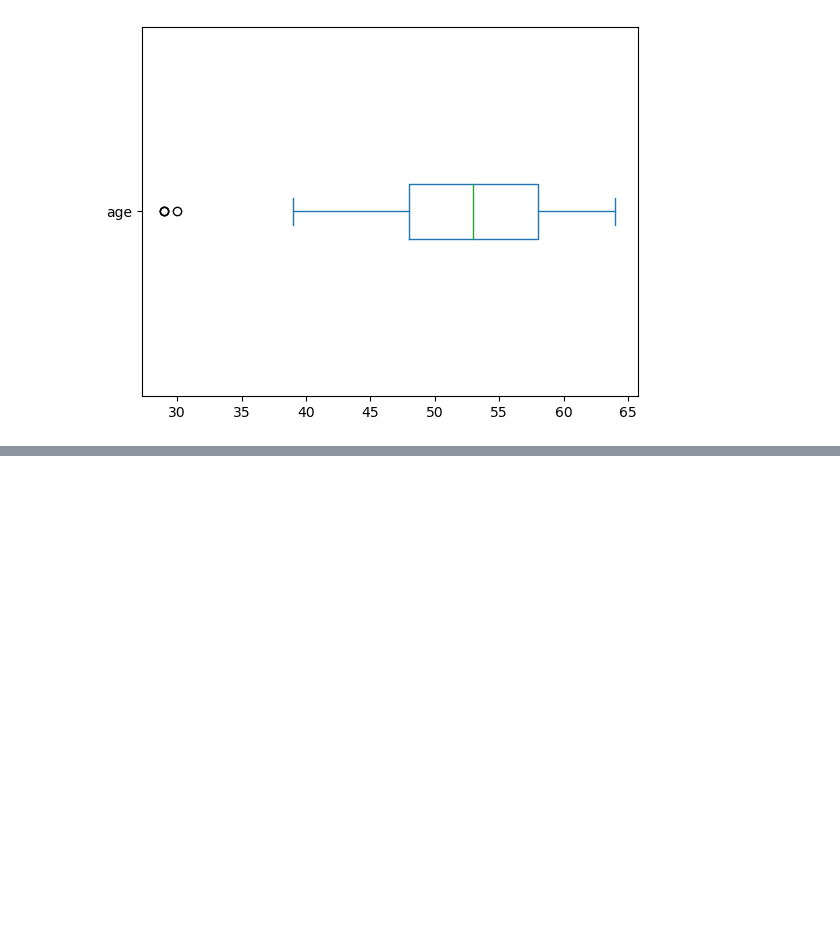
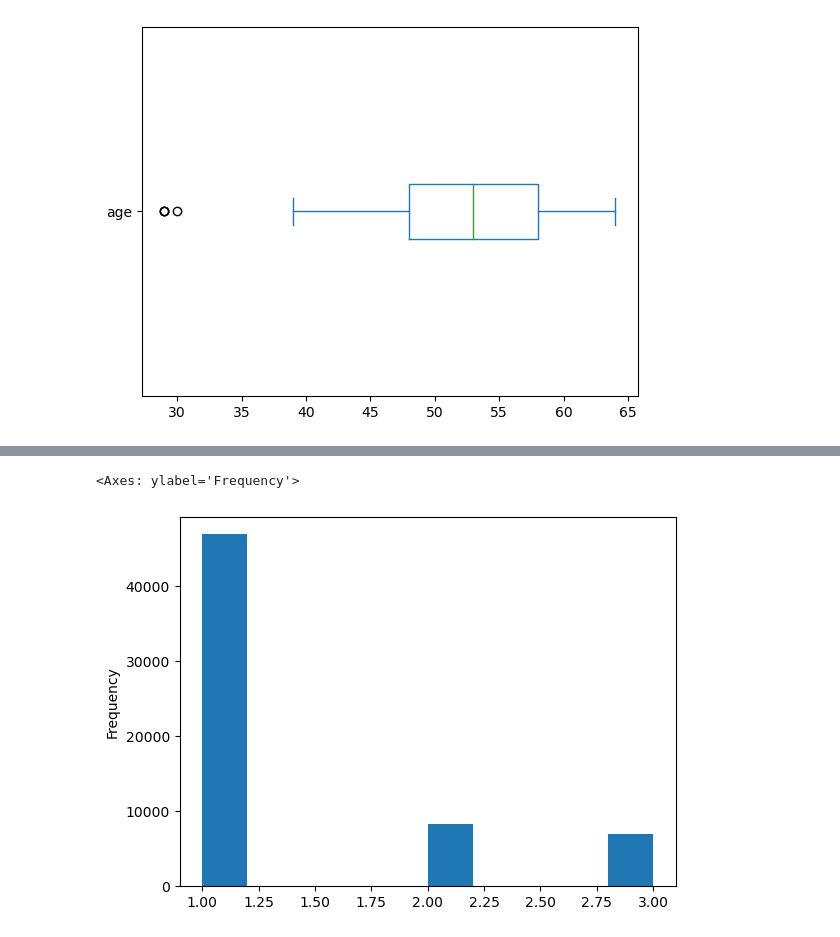
Before and after one commit to deveshpatwa/Pyhton-projects, a Jupyter notebook: Medical examination analysis/medical examination analysis.ipynb, the cells around one changed output, grey strips where cells are left out. Cells and saved outputs as stored; diff of their text form; code cells hidden in the pictures; blank space fills up the shorter version.

```diff
--- a/Medical examination analysis/medical examination analysis.ipynb
+++ b/Medical examination analysis/medical examination analysis.ipynb
@@ -200,0 +295,6 @@ df1.age.plot(kind='box',vert=False)
+# %%
+m = pd.merge(df,df_copy[['cholesterol','id']],on='id', how='left')
+# %%
+m.drop(['cholesterol_x'],axis=1, inplace=True)
+# %%
+m.rename({'cholesterol_y':'cholesterol'},axis=1,inplace=True)
@@ -200,0 +310,2 @@ df1.age.plot(kind='box',vert=False)
+# %%
+df = m.copy()
@@ -200,0 +314,5 @@ df1.age.plot(kind='box',vert=False)
+# %%
+df['cholesterol'].plot(kind='hist')
+# %% [output]
+<Axes: ylabel='Frequency'>
+[figure, added]
```
Also changed, not shown: parts of 35 cells of this notebook, 1 other file.
